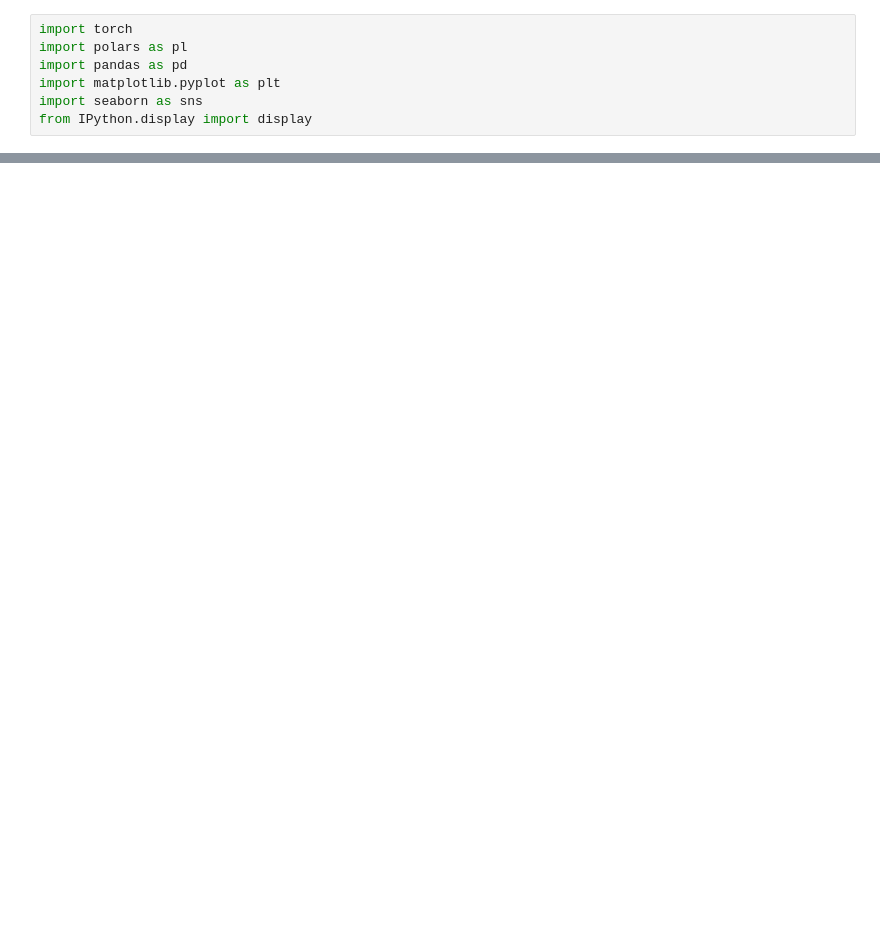
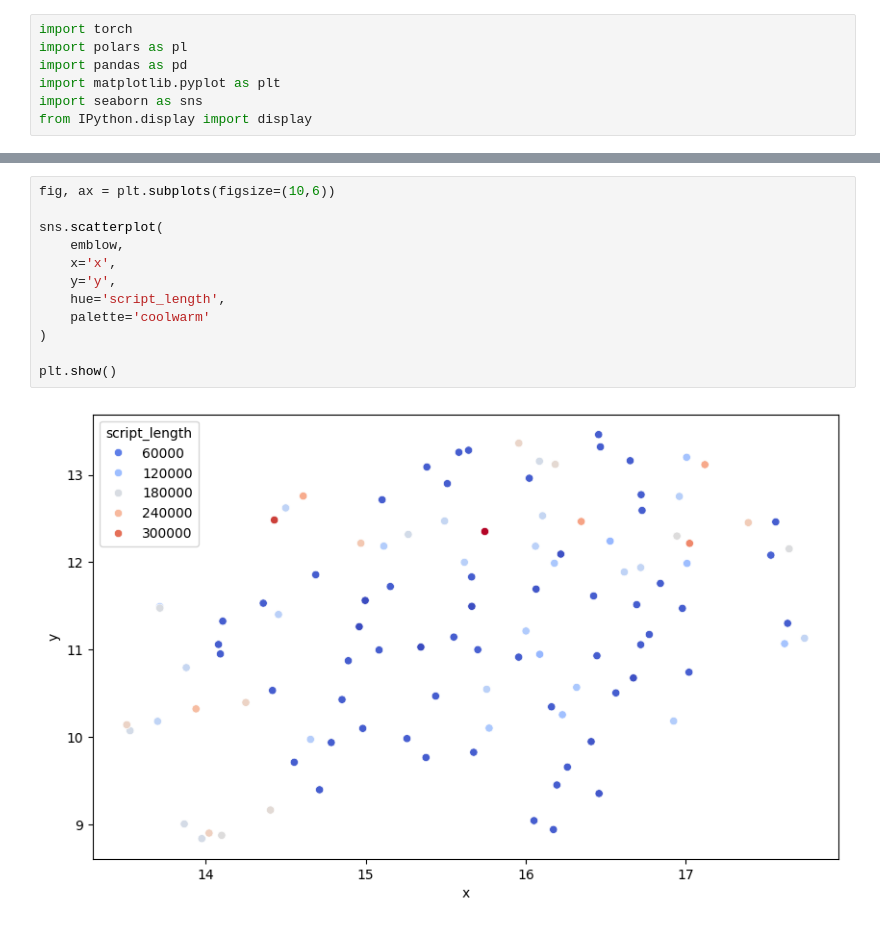
Before and after one commit to award96/Movie-Script-Vector-Search, a Jupyter notebook: similarity.ipynb, the cells around one changed output, grey strips where cells are left out. Cells and saved outputs as stored; diff of their text form; blank space fills up the shorter version.

```diff
--- a/similarity.ipynb
+++ b/similarity.ipynb
@@ -196,0 +450,14 @@ shape: (58, 4)
+# %%
+fig, ax = plt.subplots(figsize=(10,6))
+
+sns.scatterplot(
+    emblow,
+    x='x',
+    y='y',
+    hue='script_length',
+    palette='coolwarm'
+)
+
+plt.show()
+# %% [output]
+[figure, added]
```
Also changed, not shown: parts of 24 cells of this notebook.
